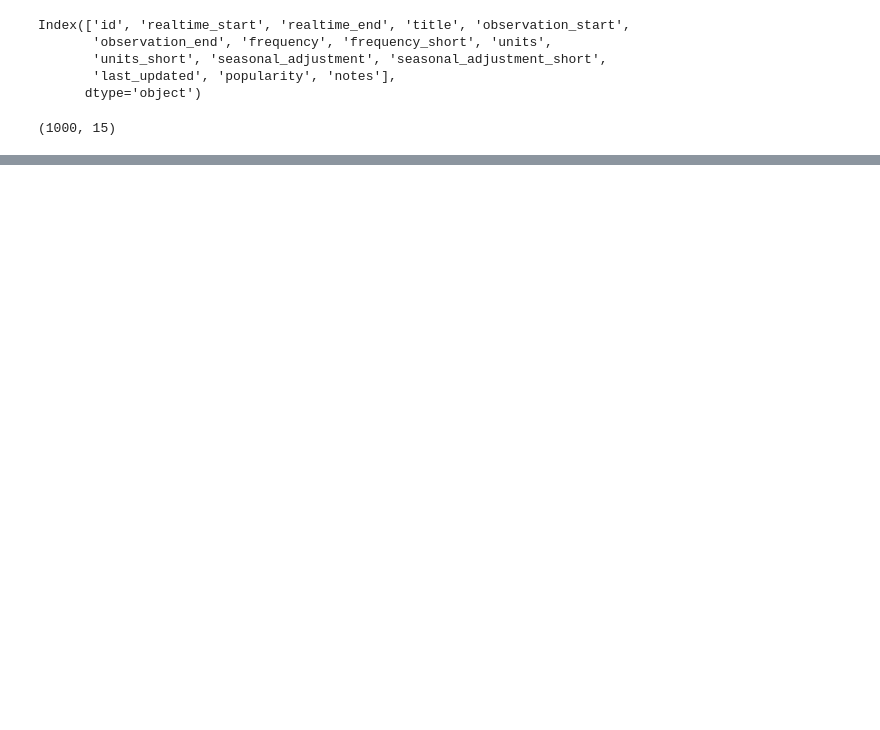
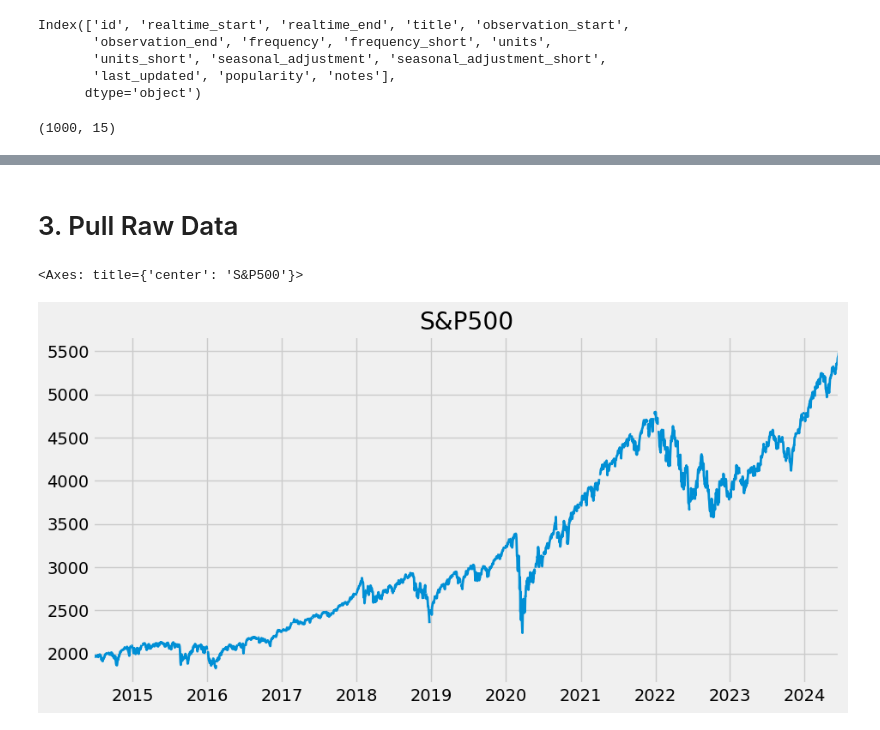
Before and after one commit to AndrewB01/economic_dataanalytics_project, a Jupyter notebook: economic_data_analysis_project.ipynb, the cells around one changed output, grey strips where cells are left out. Cells and saved outputs as stored; diff of their text form; code cells hidden in the pictures; blank space fills up the shorter version.

Commit message:
Pull Raw data and Pull and Joint Multiple data sets

```diff
--- a/economic_data_analysis_project.ipynb
+++ b/economic_data_analysis_project.ipynb
@@ -69,0 +71,9 @@ sp_search.head(5)
+# %% [markdown]
+# 3. Pull Raw Data
+# %%
+sp500 = fred.get_series(series_id='SP500')
+# %%
+sp500.plot(figsize=(10,5), title = "S&P500", lw=2)
+# %% [output]
+<Axes: title={'center': 'S&P500'}>
+[figure, added]
```
Also changed, not shown: parts of 11 cells of this notebook.
